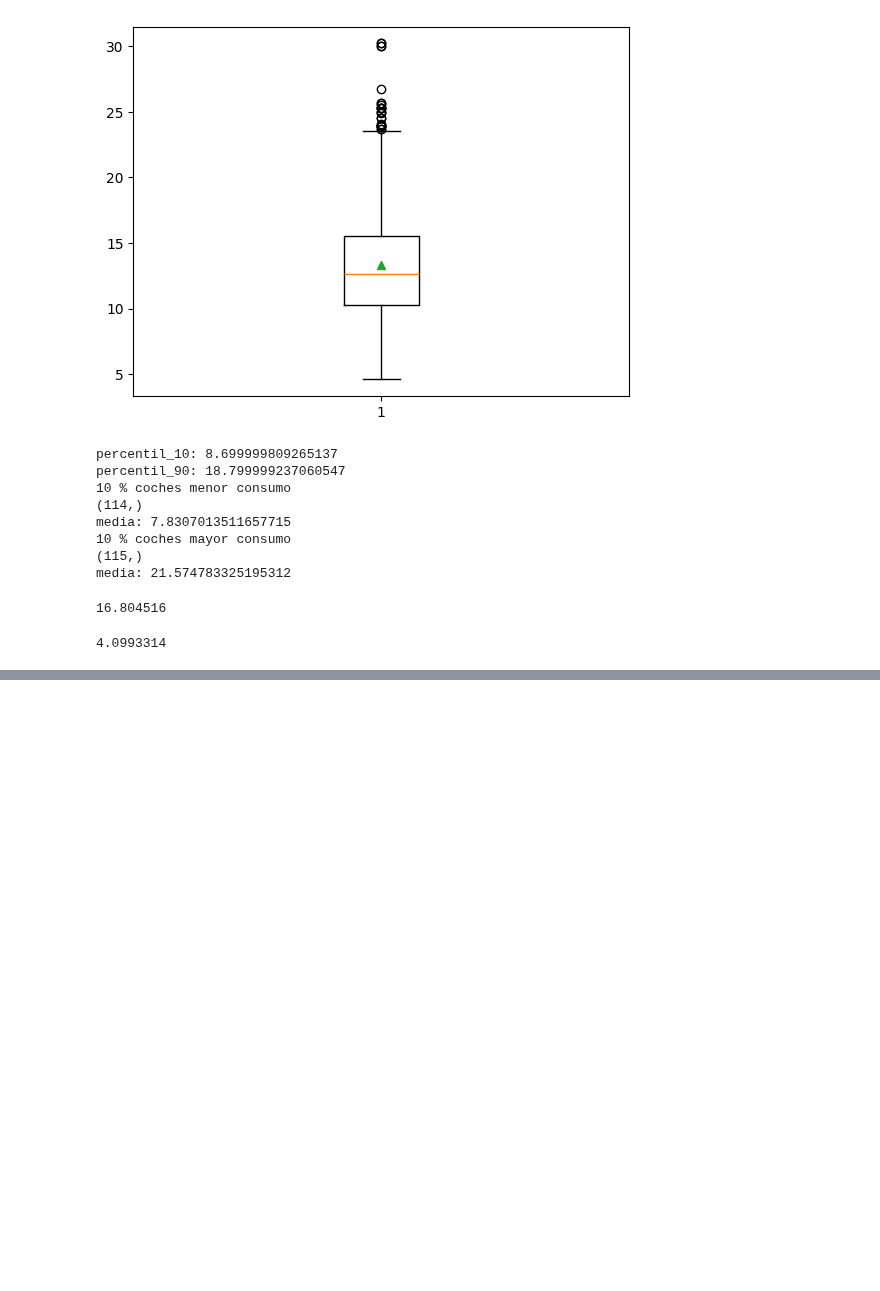
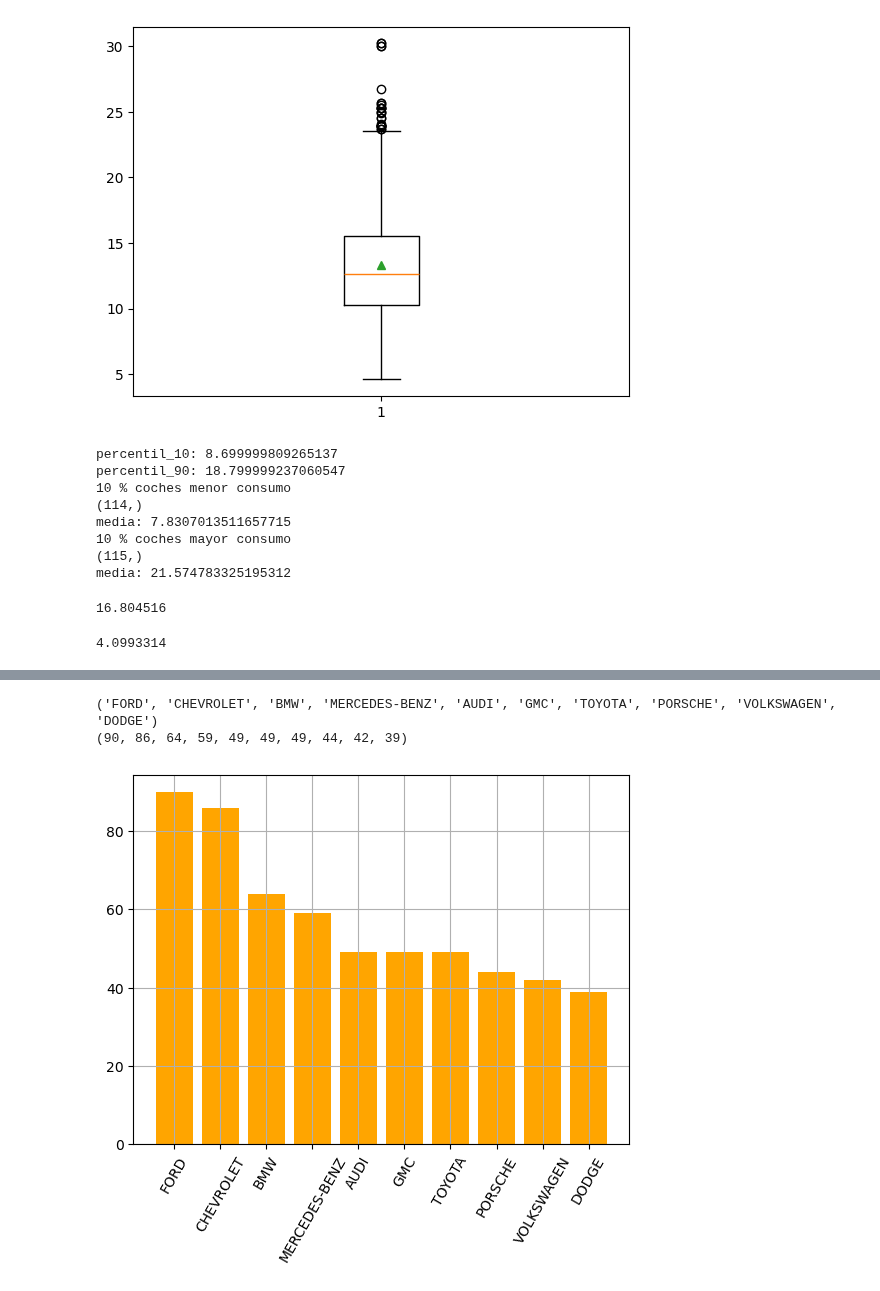
Before and after one commit to CaroliCosas/Bootcamp_Data_Science, a Jupyter notebook: mod2-estudio-matematicas-y-estadistica-main/01.Estudio Ejercicios/05.numpy_estadisticas.ipynb, the cells around one changed output, grey strips where cells are left out. Drawn from its saved outputs; the diff is of its cells as text; code cells hidden in the pictures; blank space fills up the shorter version.

```diff
--- a/mod2-estudio-matematicas-y-estadistica-main/01.Estudio Ejercicios/05.numpy_estadisticas.ipynb
+++ b/mod2-estudio-matematicas-y-estadistica-main/01.Estudio Ejercicios/05.numpy_estadisticas.ipynb
@@ -251,0 +257,11 @@ np.std(city_consumption)
+# %%
+from collections import Counter
+contador = Counter(manufacturers) # obtenemos como un diccionario
+
+# contador.most_common(5)  # da los 5 fabricantes de coches más comunes en este dataset
+top_10 = contador.most_common(10)
+for fabricante, count in top_10:
+    print(f"Fabricante {fabricante} tiene {count} coches")
+
+# podemos hacer una grafica con plt.bar
+# en pandas sería: sns.countplot()
@@ -251,0 +324,18 @@ np.std(city_consumption)
+# %%
+# plt.bar()
+fabricantes, conteos = zip(*top_10) # tb lo podemos sacar en la celda anterior, dentro del blcle, haciendo append a una lista de cada
+
+
+print(fabricantes)
+print(conteos)
+# %% [output]
+('FORD', 'CHEVROLET', 'BMW', 'MERCEDES-BENZ', 'AUDI', 'GMC', 'TOYOTA', 'PORSCHE', 'VOLKSWAGEN', 'DODGE')
+(90, 86, 64, 59, 49, 49, 49, 44, 42, 39)
+# %%
+#plt.figure(figsize=(12, 8))
+plt.bar(fabricantes, conteos, color='orange')
+plt.xticks(rotation=60);
+
+plt.grid()
+# %% [output]
+[figure, added]
```
Also changed, not shown: parts of 9 cells of this notebook.
